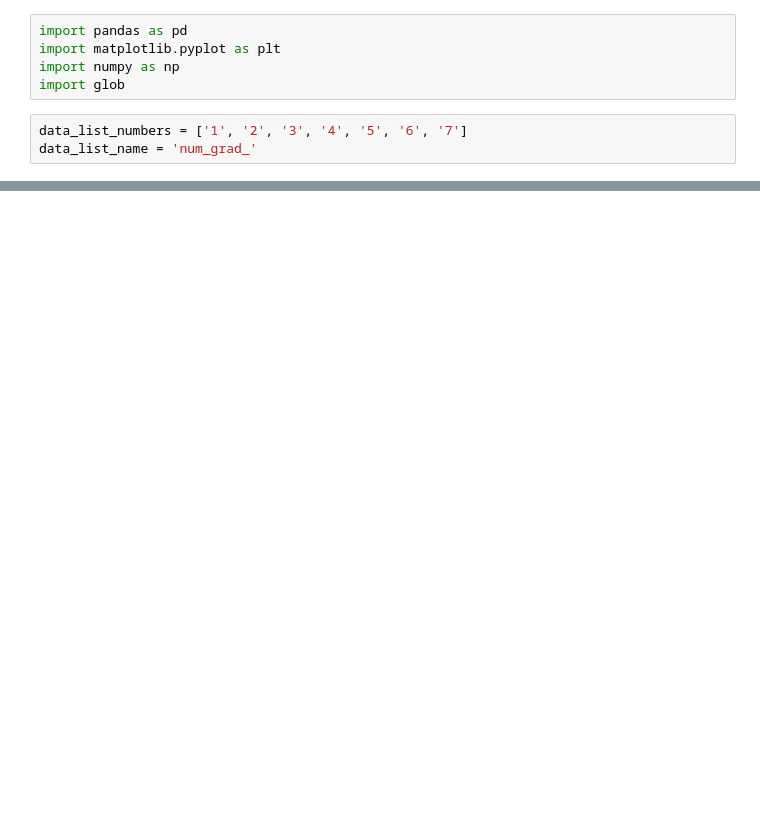
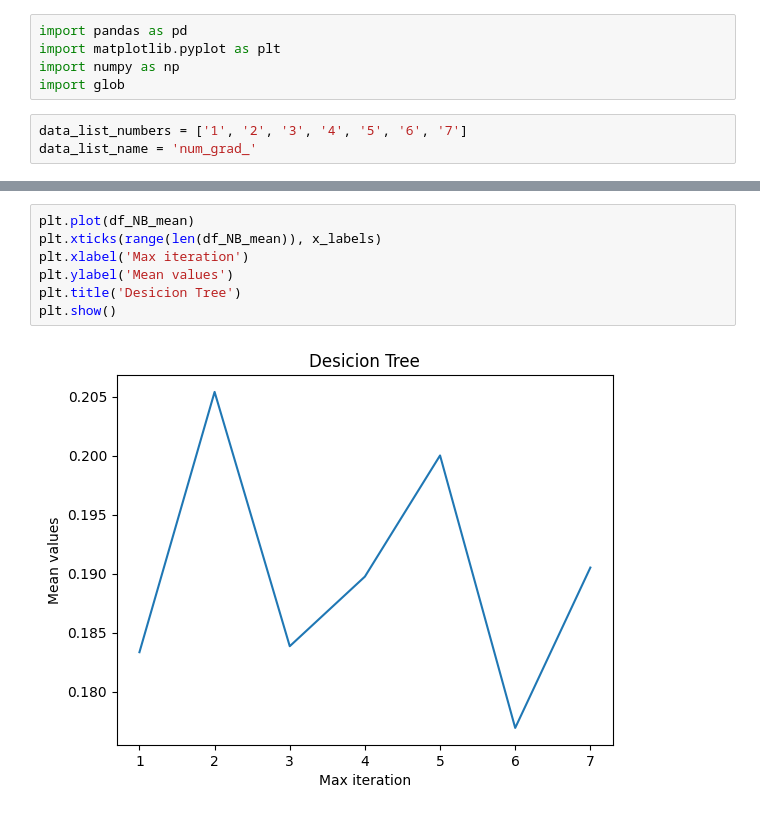
Before and after one commit to erirosv/Master-Thesis, a Jupyter notebook: modelling/sensitivity/sensitivity_avg_grad.ipynb, the cells around one changed output, grey strips where cells are left out. Cells and saved outputs as stored; diff of their text form; blank space fills up the shorter version.

```diff
--- a/modelling/sensitivity/sensitivity_avg_grad.ipynb
+++ b/modelling/sensitivity/sensitivity_avg_grad.ipynb
@@ -36,0 +151,9 @@ IndexError: list index out of range
+# %%
+plt.plot(df_NB_mean)
+plt.xticks(range(len(df_NB_mean)), x_labels)
+plt.xlabel('Max iteration')
+plt.ylabel('Mean values')
+plt.title('Desicion Tree')
+plt.show()
+# %% [output]
+[figure, added]
```
Also changed, not shown: parts of 9 cells of this notebook, 5 other files.
